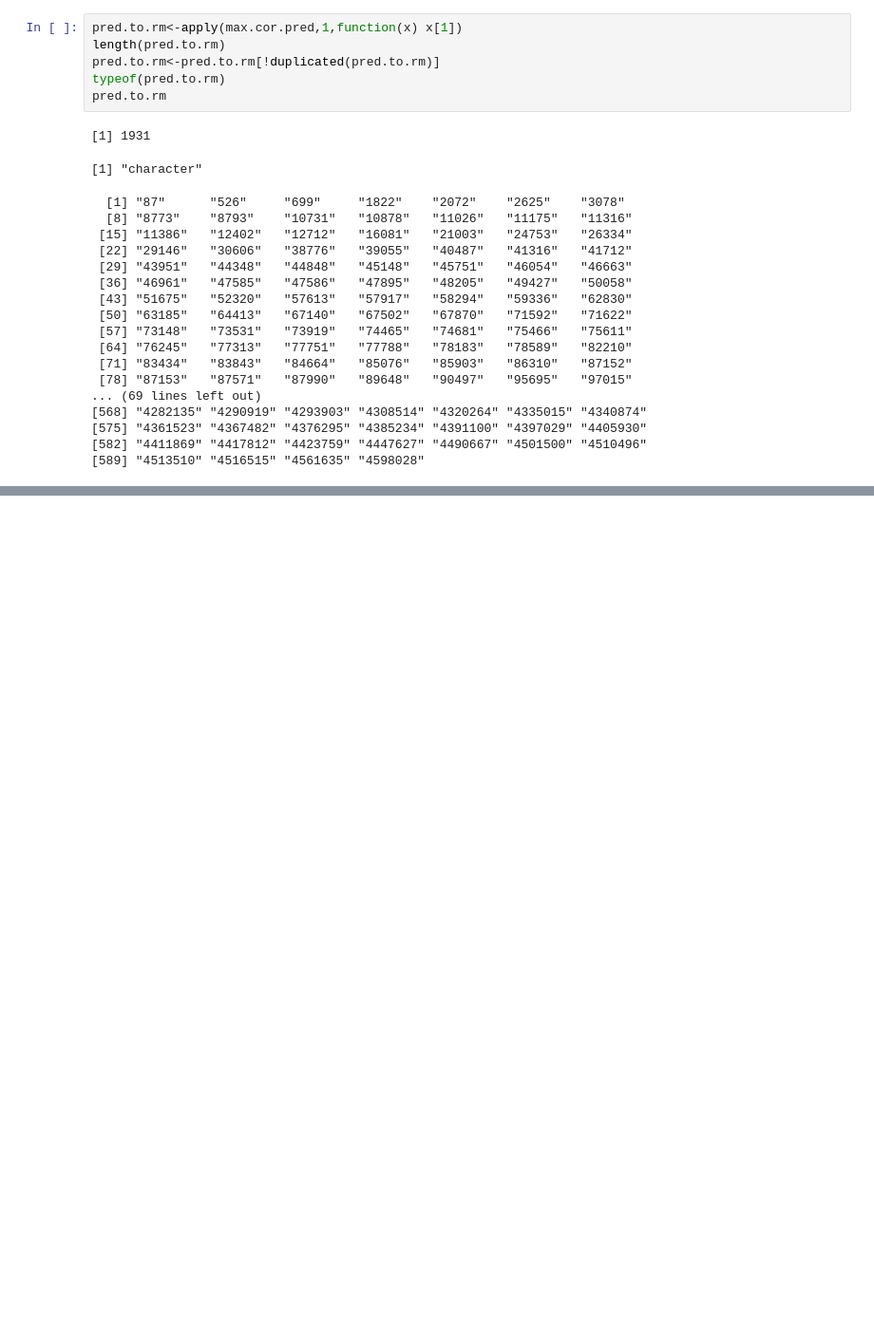
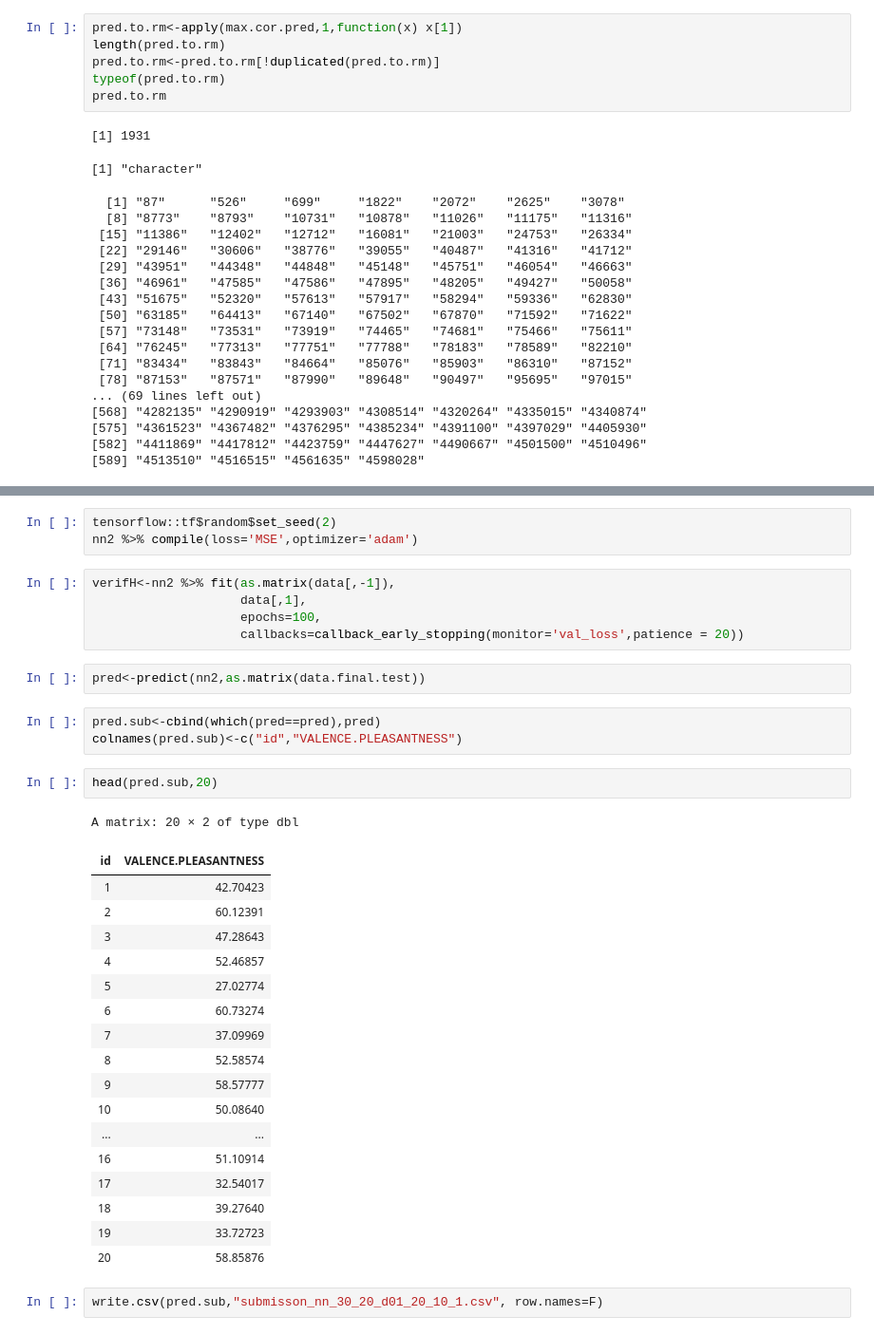
Before and after one commit to tomcastigl/BIO-322_mini_proj, a Jupyter notebook: src/bckp_cells.ipynb, the cells around one changed output, grey strips where cells are left out. Shown at 95% size. Drawn from its saved outputs; the diff is of its cells as text; blank space fills up the shorter version.

```diff
--- a/src/bckp_cells.ipynb
+++ b/src/bckp_cells.ipynb
@@ -157,0 +300,36 @@ pred.to.rm
+# %%
+tensorflow::tf$random$set_seed(2)
+nn2 %>% compile(loss='MSE',optimizer='adam')
+# %%
+verifH<-nn2 %>% fit(as.matrix(data[,-1]),
+                    data[,1],
+                    epochs=100,
+                    callbacks=callback_early_stopping(monitor='val_loss',patience = 20))
+# %%
+pred<-predict(nn2,as.matrix(data.final.test))
+# %%
+pred.sub<-cbind(which(pred==pred),pred)
+colnames(pred.sub)<-c("id","VALENCE.PLEASANTNESS")
+# %%
+head(pred.sub,20)
+# %% [output]
+A matrix: 20 × 2 of type dbl
+| id | VALENCE.PLEASANTNESS |
+| 1 | 42.70423 |
+| 2 | 60.12391 |
+| 3 | 47.28643 |
+| 4 | 52.46857 |
+| 5 | 27.02774 |
+| 6 | 60.73274 |
+| 7 | 37.09969 |
+| 8 | 52.58574 |
+| 9 | 58.57777 |
+| 10 | 50.08640 |
+| ... | ... |
+| 16 | 51.10914 |
+| 17 | 32.54017 |
+| 18 | 39.27640 |
+| 19 | 33.72723 |
+| 20 | 58.85876 |
+# %%
+write.csv(pred.sub,"submisson_nn_30_20_d01_20_10_1.csv", row.names=F)
```
Also changed, not shown: parts of 17 cells of this notebook, 5 other files.
